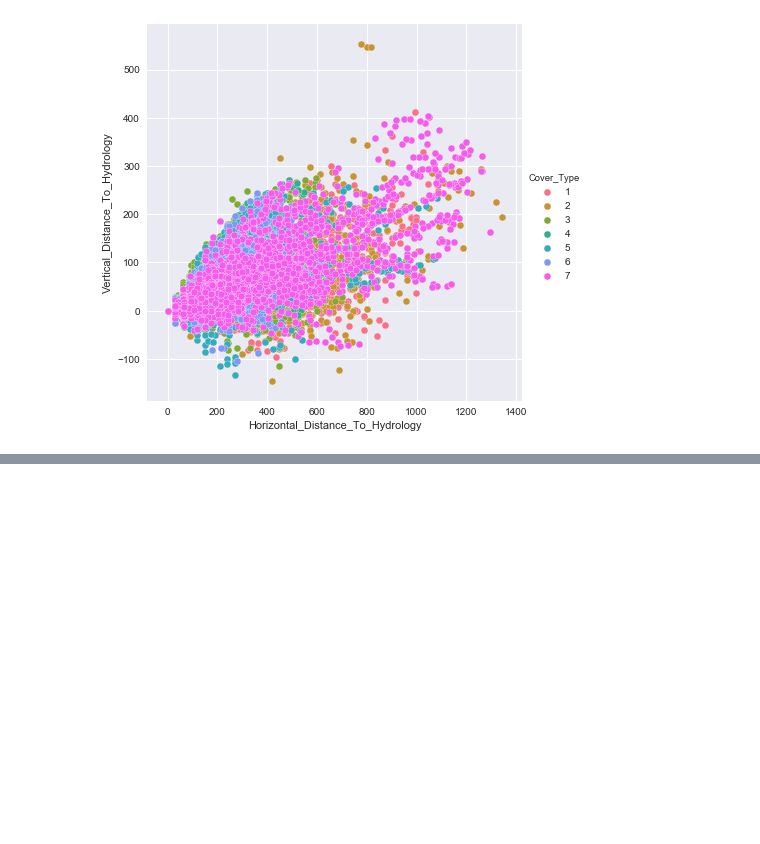
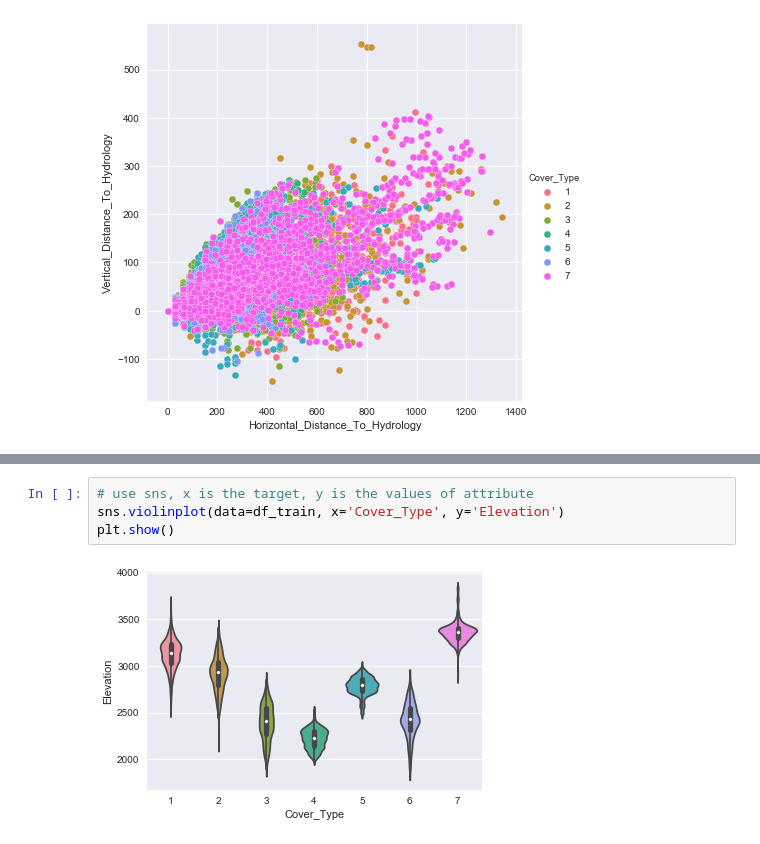
Before and after one commit to zachday1/207_forest_cover, a Jupyter notebook: zyu_EDA_v2.ipynb, the cells around one changed output, grey strips where cells are left out. Saved outputs shown, nothing was run; the diff lists cells and outputs as text; blank space fills up the shorter version.

```diff
--- a/zyu_EDA_v2.ipynb
+++ b/zyu_EDA_v2.ipynb
@@ -262,0 +278,6 @@ plt.show()
+# %%
+# use sns, x is the target, y is the values of attribute
+sns.violinplot(data=df_train, x='Cover_Type', y='Elevation')
+plt.show()
+# %% [output]
+[figure, added]
```
Also changed, not shown: parts of 20 cells of this notebook.
